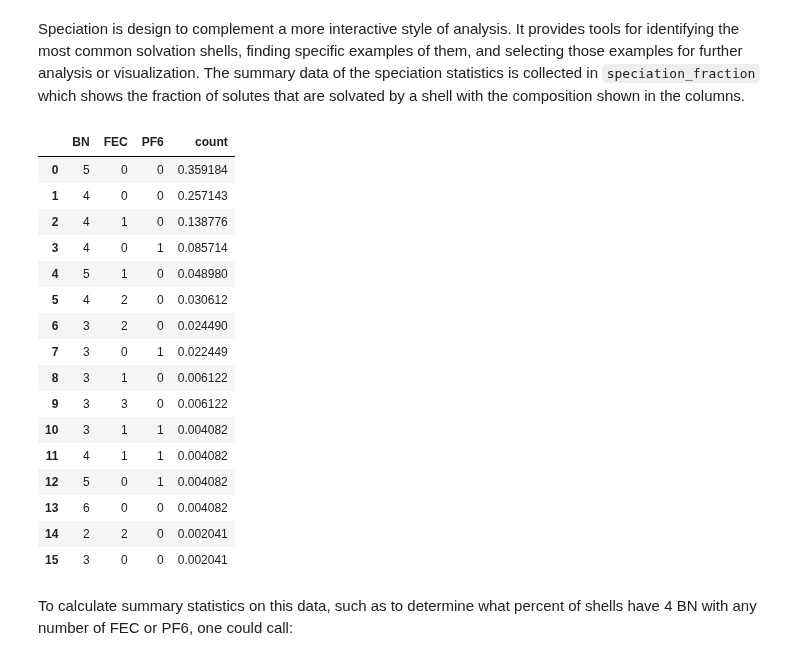
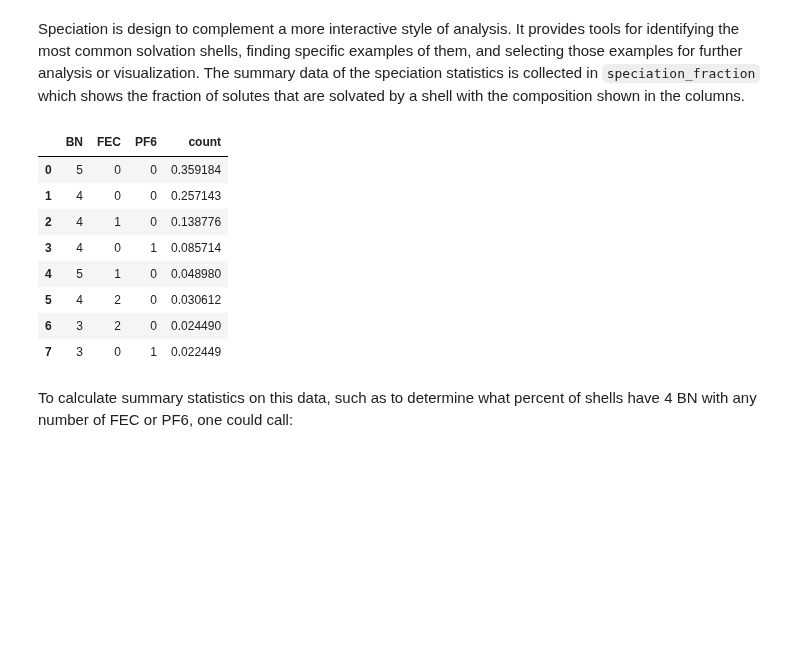
Before and after one commit to MDAnalysis/solvation-analysis, a Jupyter notebook: docs/tutorials/basics_tutorial.ipynb, the cells around one changed output. Cells and saved outputs as stored; diff of their text form; code cells hidden in the pictures; blank space fills up the shorter version.

Commit message:
update basics tutorial with new method names and shorten dataframes

```diff
--- a/docs/tutorials/basics_tutorial.ipynb
+++ b/docs/tutorials/basics_tutorial.ipynb
@@ -154,25 +152,17 @@ This systems was already equilibrated, so unsurpringly, there isn't much change.
 # %% [markdown]
 Speciation is design to complement a more interactive style of analysis. It provides tools for identifying the most common solvation shells, finding specific examples of them, and selecting those examples for further analysis or visualization. The summary data of the speciation statistics is collected in `speciation_fraction` which shows the fraction of solutes that are solvated by a shell with the composition shown in the columns.
 # %%
-solute.speciation.speciation_fraction
+solute.speciation.speciation_fraction.head(8)
 # %% [output]
 |  | BN | FEC | PF6 | count |
 | 0 | 5 | 0 | 0 | 0.359184 |
 | 1 | 4 | 0 | 0 | 0.257143 |
 | 2 | 4 | 1 | 0 | 0.138776 |
 | 3 | 4 | 0 | 1 | 0.085714 |
 | 4 | 5 | 1 | 0 | 0.048980 |
 | 5 | 4 | 2 | 0 | 0.030612 |
 | 6 | 3 | 2 | 0 | 0.024490 |
 | 7 | 3 | 0 | 1 | 0.022449 |
-| 8 | 3 | 1 | 0 | 0.006122 |
-| 9 | 3 | 3 | 0 | 0.006122 |
-| 10 | 3 | 1 | 1 | 0.004082 |
-| 11 | 4 | 1 | 1 | 0.004082 |
-| 12 | 5 | 0 | 1 | 0.004082 |
-| 13 | 6 | 0 | 0 | 0.004082 |
-| 14 | 2 | 2 | 0 | 0.002041 |
-| 15 | 3 | 0 | 0 | 0.002041 |
 # %% [markdown]
 To calculate summary statistics on this data, such as to determine what percent of shells have 4 BN with any number of FEC or PF6, one could call:
 # %%
```
Also changed, not shown: parts of 4 cells of this notebook.
